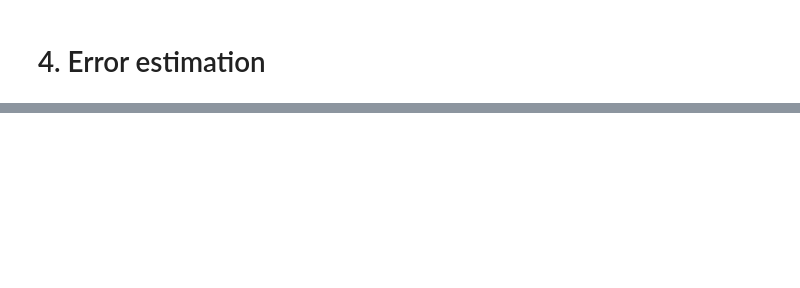
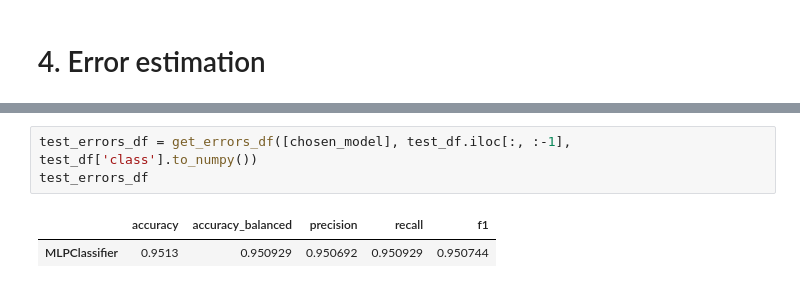
Before and after one commit to Giatroo/MAC0460-EP4, a Jupyter notebook: ep04.ipynb, the cells around one changed output, grey strips where cells are left out. Drawn from its saved outputs; the diff is of its cells as text; blank space fills up the shorter version.

```diff
--- a/ep04.ipynb
+++ b/ep04.ipynb
@@ -342,0 +380,6 @@ A acurácia no conjunto de testes: 93.43%
+# %%
+test_errors_df = get_errors_df([chosen_model], test_df.iloc[:, :-1], test_df['class'].to_numpy())
+test_errors_df
+# %% [output]
+|  | accuracy | accuracy_balanced | precision | recall | f1 |
+| MLPClassifier | 0.9513 | 0.950929 | 0.950692 | 0.950929 | 0.950744 |
```
Also changed, not shown: parts of 14 cells of this notebook.
